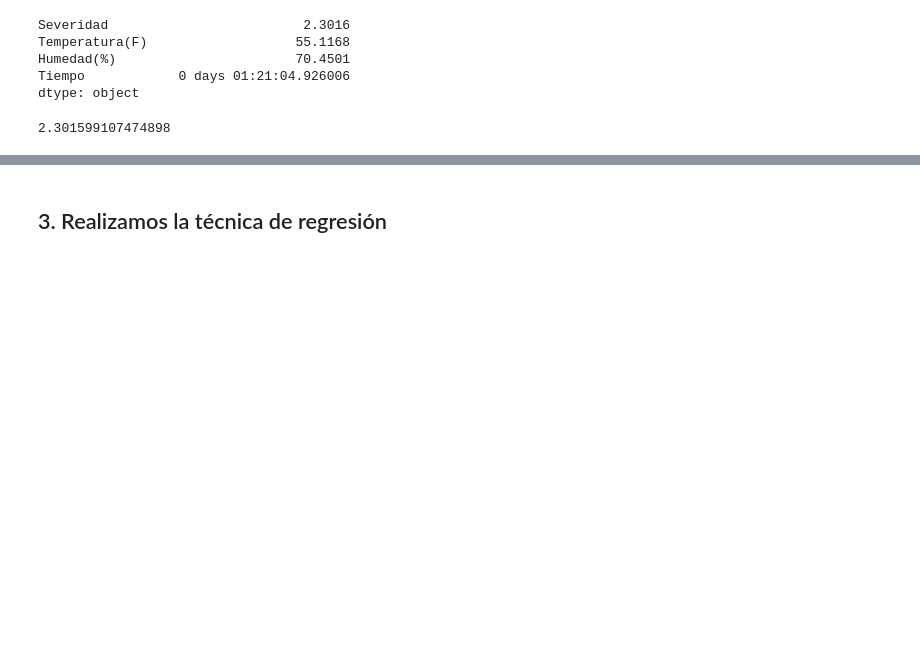
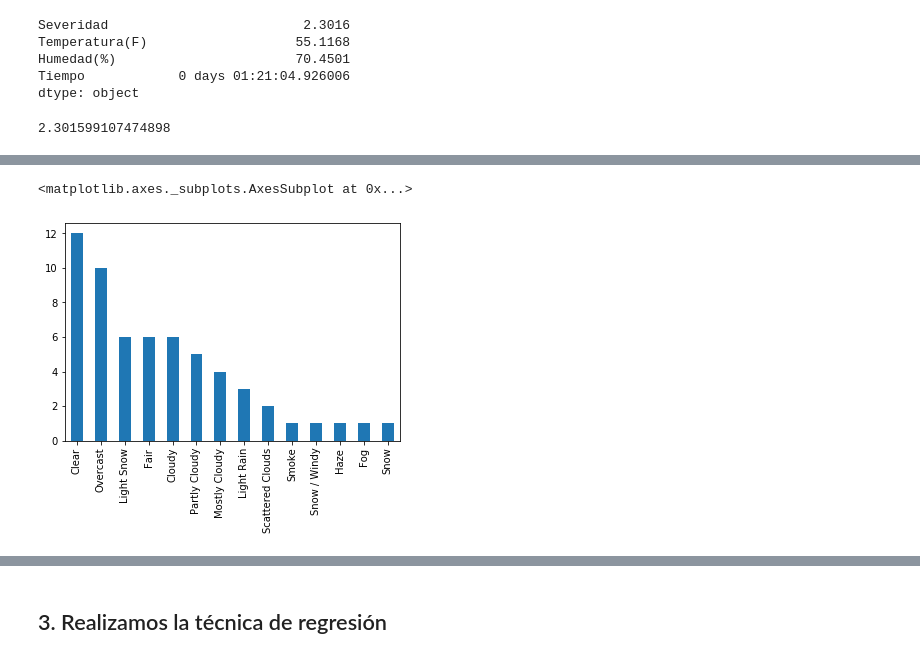
Before and after one commit to ProyectoFinalMineria/BaseDatos, a Jupyter notebook: BD US acc.ipynb, the cells around one changed output, grey strips where cells are left out. Drawn from its saved outputs; the diff is of its cells as text; code cells hidden in the pictures; blank space fills up the shorter version.

```diff
--- a/BD US acc.ipynb
+++ b/BD US acc.ipynb
@@ -426,0 +536,5 @@ Tambien usamos la función describe para observar los mínimos, máximos y demá
+# %%
+base[48]['Clima'].value_counts().plot.bar()
+# %% [output]
+<matplotlib.axes._subplots.AxesSubplot at 0x...>
+[figure, added]
```
Also changed, not shown: parts of 47 cells of this notebook.
